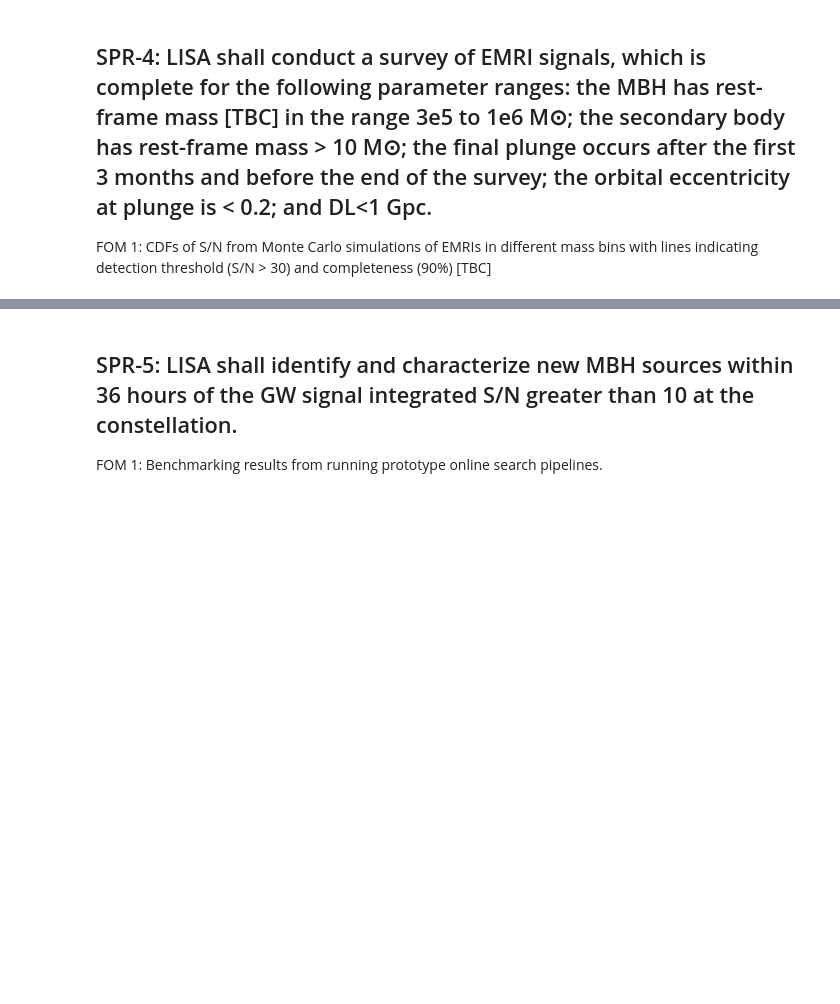
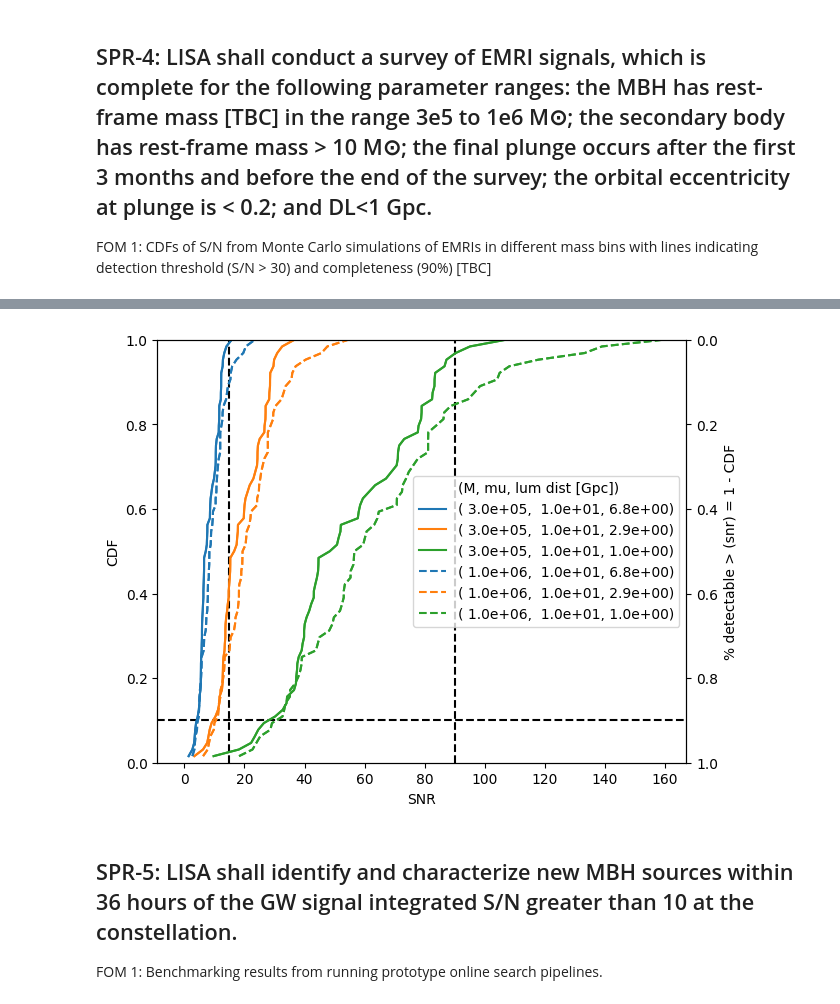
Before and after one commit to rjrosati/LISA-Project-Science-Sandbox, a Jupyter notebook: notebooks/SPR_Verification.ipynb, the cells around one changed output, grey strips where cells are left out. Saved outputs shown, nothing was run; the diff lists cells and outputs as text; code cells hidden in the pictures; blank space fills up the shorter version.

```diff
--- a/notebooks/SPR_Verification.ipynb
+++ b/notebooks/SPR_Verification.ipynb
@@ -379,5 +600,51 @@ FOM 1: CDFs of S/N from Monte Carlo simulations of EMRIs in different mass bins
 # %%
 # form up CDFs
+with open("EMRI_output.pickle", "rb") as fp:
+    snrs_out_dict = pickle.load(fp)
+# %%
+snr_lim = 15.0    # Detection threshold
+requirement = 0.9 # Completeness requirement
+# monte carlo high mass primary
+
+plt.close()
+fig, ax = plt.subplots(layout='constrained')
+ax.axvline(snr_lim, color="k", ls="--")
+ax.axvline(snr_lim * 6, color="k", ls="--")
+ax.axhline(1 - requirement, color="k", ls="--")
+ax2 = ax.twinx()
+ax.plot([-1.0, -1.0], [-1.0, -2.0], color="white", label="(M, mu, lum dist [Gpc])")
+
+dist_redshift_1 = Planck18.luminosity_distance(1.0).to(u.Gpc).value
+dist_redshift_05 = Planck18.luminosity_distance(0.5).to(u.Gpc).value
+check = {}
+for i, M in enumerate([3e5, 1e6]):
+    for j, dist in enumerate([dist_redshift_1, dist_redshift_05, 1.0]):
+        mu = 1e1
+        # dist = 1.0  # Gpc (choose hear)
+
+        snrs_out = snrs_out_dict[(M, mu)] / dist
+
+        # log10_snrs_out = np.log10(snrs_out.copy() )
+        cdf = np.arange(1, snrs_out.shape[0] + 1) / snrs_out.shape[0]
+        det_frac = 1 - cdf
+        x = np.sort(snrs_out)
+        check[(M, dist)] = [x, cdf]
+        ls = ["solid", "dashed"][i]
+        color = f"C{j}"
+        ax.plot(x, cdf, color=color, ls=ls, label=f"({M: .01e}, {mu: .01e}, {dist:.01e})")
+        ax2.plot(x, det_frac, color=color, ls=ls, label=f"({M: .01e}, {mu: .01e}, {dist:.01e})")
+
+ax2.set_ylim(1.0, 0.0)
+ax.set_ylim(0.0, 1.0)
+ax2.set_ylabel('% detectable > (snr) = 1 - CDF')
+ax.set_xlabel("SNR")
+# ax.set_xticks(np.log10([1, 10, 100, 1000]))
+# ax.set_xticklabels([1, 10, 100, 1000])
+ax.set_ylabel("CDF")
+ax.legend()
+fig.savefig("emri_cdf.png")
+# %% [output]
+[figure, added]
 # %% [markdown]
 ## SPR-5: LISA shall identify and characterize new MBH sources within 36 hours of the GW signal integrated S/N greater than 10 at the constellation.
 
```
Also changed, not shown: parts of 14 cells of this notebook, 6 other files.
